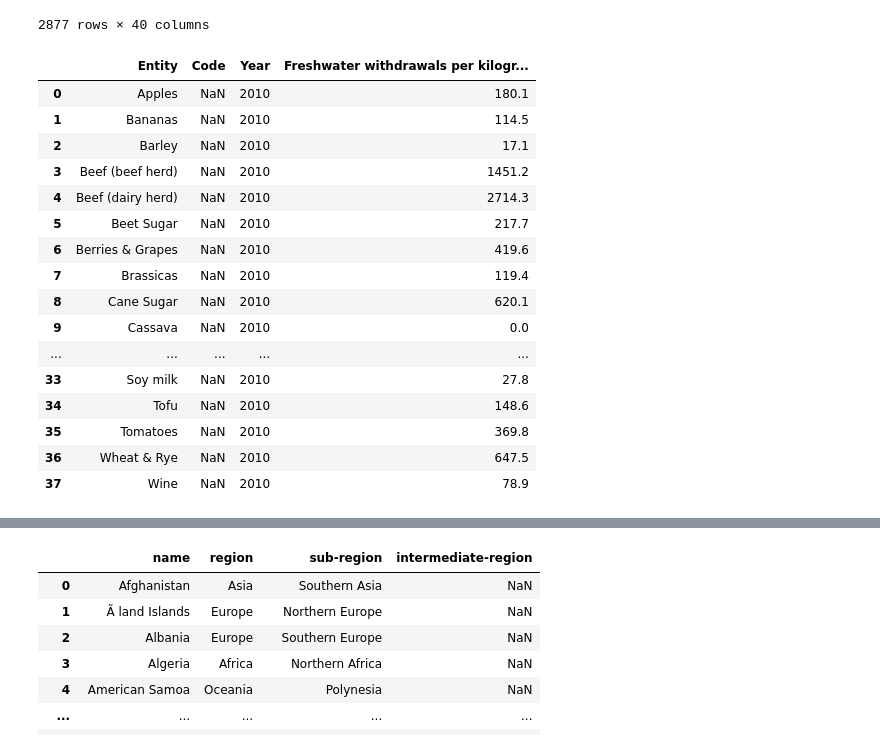
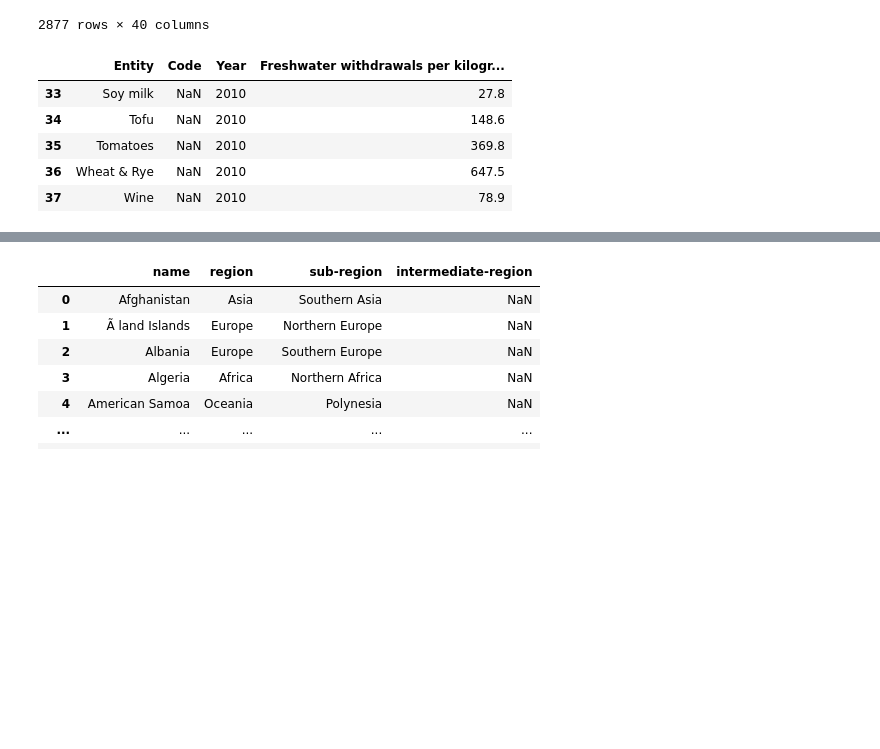
Before and after one commit to CatarinaCosta02/AIS, a Jupyter notebook: ais.ipynb, the cells around one changed output, grey strips where cells are left out. Saved outputs shown, nothing was run; the diff lists cells and outputs as text; code cells hidden in the pictures; blank space fills up the shorter version.

```diff
--- a/ais.ipynb
+++ b/ais.ipynb
@@ -301,20 +320,9 @@ df_globalFood2
 | 14061 | NaN | Zimbabwe | 2021 | 15993525.0 | 234679.67 | 0.014673 | 14.673417 | ... |
 2877 rows × 40 columns
 # %%
-df_waterWithdrawals
+df_waterWithdrawals.tail()
 # %% [output]
 |  | Entity | Code | Year | Freshwater withdrawals per kilogr... |
-| 0 | Apples | NaN | 2010 | 180.1 |
-| 1 | Bananas | NaN | 2010 | 114.5 |
-| 2 | Barley | NaN | 2010 | 17.1 |
-| 3 | Beef (beef herd) | NaN | 2010 | 1451.2 |
-| 4 | Beef (dairy herd) | NaN | 2010 | 2714.3 |
-| 5 | Beet Sugar | NaN | 2010 | 217.7 |
-| 6 | Berries & Grapes | NaN | 2010 | 419.6 |
-| 7 | Brassicas | NaN | 2010 | 119.4 |
-| 8 | Cane Sugar | NaN | 2010 | 620.1 |
-| 9 | Cassava | NaN | 2010 | 0.0 |
-| ... | ... | ... | ... | ... |
 | 33 | Soy milk | NaN | 2010 | 27.8 |
 | 34 | Tofu | NaN | 2010 | 148.6 |
 | 35 | Tomatoes | NaN | 2010 | 369.8 |
```
Also changed, not shown: parts of 17 cells of this notebook.
